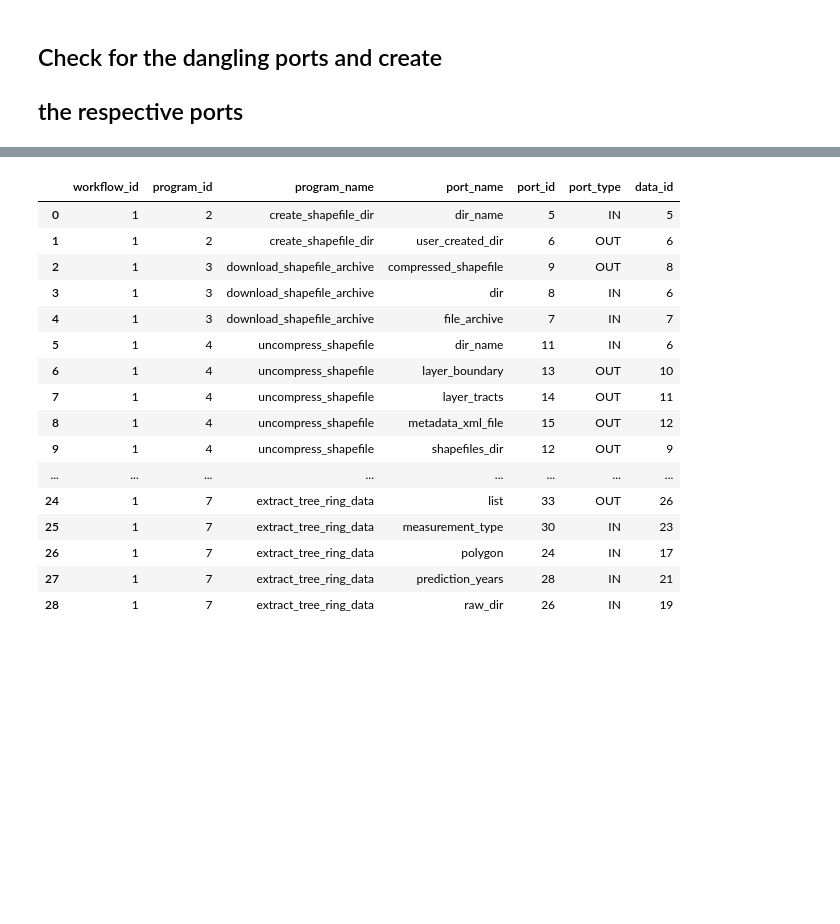
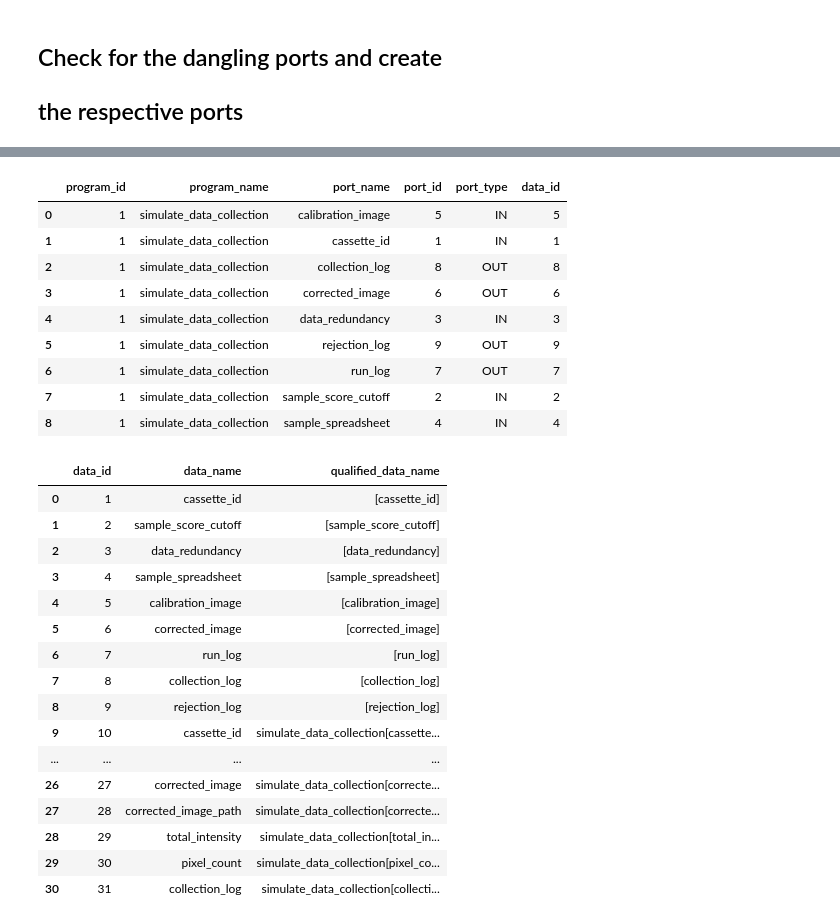
Before and after one commit to idaks/cwl_modeling, a Jupyter notebook: yw_cwl_modeling/yw2cwl_SQL_model/yw2cwl_sql.ipynb, the cells around one changed output, grey strips where cells are left out. Drawn from its saved outputs; the diff is of its cells as text; code cells hidden in the pictures; blank space fills up the shorter version.

```diff
--- a/yw_cwl_modeling/yw2cwl_SQL_model/yw2cwl_sql.ipynb
+++ b/yw_cwl_modeling/yw2cwl_SQL_model/yw2cwl_sql.ipynb
@@ -868,20 +866,13 @@ qual_portname
-# %%
-cwl_file_df
-# %% [output]
-|  | workflow_id | program_id | program_name | port_name | port_id | port_type | data_id |
-| 0 | 1 | 2 | create_shapefile_dir | dir_name | 5 | IN | 5 |
-| 1 | 1 | 2 | create_shapefile_dir | user_created_dir | 6 | OUT | 6 |
-| 2 | 1 | 3 | download_shapefile_archive | compressed_shapefile | 9 | OUT | 8 |
-| 3 | 1 | 3 | download_shapefile_archive | dir | 8 | IN | 6 |
-| 4 | 1 | 3 | download_shapefile_archive | file_archive | 7 | IN | 7 |
-| 5 | 1 | 4 | uncompress_shapefile | dir_name | 11 | IN | 6 |
-| 6 | 1 | 4 | uncompress_shapefile | layer_boundary | 13 | OUT | 10 |
-| 7 | 1 | 4 | uncompress_shapefile | layer_tracts | 14 | OUT | 11 |
-| 8 | 1 | 4 | uncompress_shapefile | metadata_xml_file | 15 | OUT | 12 |
-| 9 | 1 | 4 | uncompress_shapefile | shapefiles_dir | 12 | OUT | 9 |
-| ... | ... | ... | ... | ... | ... | ... | ... |
-| 24 | 1 | 7 | extract_tree_ring_data | list | 33 | OUT | 26 |
-| 25 | 1 | 7 | extract_tree_ring_data | measurement_type | 30 | IN | 23 |
-| 26 | 1 | 7 | extract_tree_ring_data | polygon | 24 | IN | 17 |
-| 27 | 1 | 7 | extract_tree_ring_data | prediction_years | 28 | IN | 21 |
-| 28 | 1 | 7 | extract_tree_ring_data | raw_dir | 26 | IN | 19 |
+# %%
+wf_port_df
+# %% [output]
+|  | program_id | program_name | port_name | port_id | port_type | data_id |
+| 0 | 1 | simulate_data_collection | calibration_image | 5 | IN | 5 |
+| 1 | 1 | simulate_data_collection | cassette_id | 1 | IN | 1 |
+| 2 | 1 | simulate_data_collection | collection_log | 8 | OUT | 8 |
+| 3 | 1 | simulate_data_collection | corrected_image | 6 | OUT | 6 |
+| 4 | 1 | simulate_data_collection | data_redundancy | 3 | IN | 3 |
+| 5 | 1 | simulate_data_collection | rejection_log | 9 | OUT | 9 |
+| 6 | 1 | simulate_data_collection | run_log | 7 | OUT | 7 |
+| 7 | 1 | simulate_data_collection | sample_score_cutoff | 2 | IN | 2 |
+| 8 | 1 | simulate_data_collection | sample_spreadsheet | 4 | IN | 4 |
@@ -887,0 +994,20 @@ cwl_file_df
+# %%
+df_data
+# %% [output]
+|  | data_id | data_name | qualified_data_name |
+| 0 | 1 | cassette_id | [cassette_id] |
+| 1 | 2 | sample_score_cutoff | [sample_score_cutoff] |
+| 2 | 3 | data_redundancy | [data_redundancy] |
+| 3 | 4 | sample_spreadsheet | [sample_spreadsheet] |
+| 4 | 5 | calibration_image | [calibration_image] |
+| 5 | 6 | corrected_image | [corrected_image] |
+| 6 | 7 | run_log | [run_log] |
+| 7 | 8 | collection_log | [collection_log] |
+| 8 | 9 | rejection_log | [rejection_log] |
+| 9 | 10 | cassette_id | simulate_data_collection[cassette... |
+| ... | ... | ... | ... |
+| 26 | 27 | corrected_image | simulate_data_collection[correcte... |
+| 27 | 28 | corrected_image_path | simulate_data_collection[correcte... |
+| 28 | 29 | total_intensity | simulate_data_collection[total_in... |
+| 29 | 30 | pixel_count | simulate_data_collection[pixel_co... |
+| 30 | 31 | collection_log | simulate_data_collection[collecti... |
```
Also changed, not shown: parts of 26 cells of this notebook, 24 other files.
